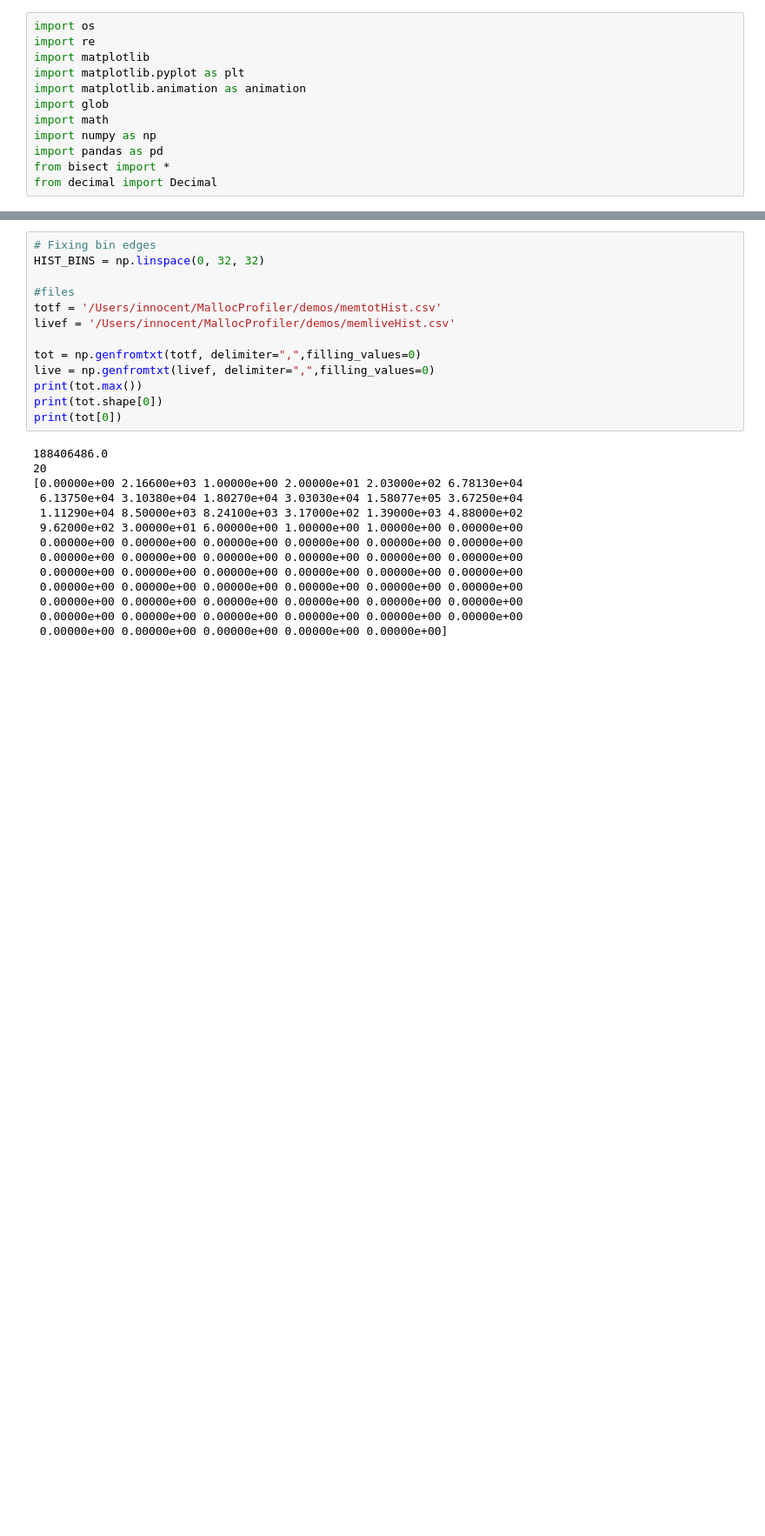
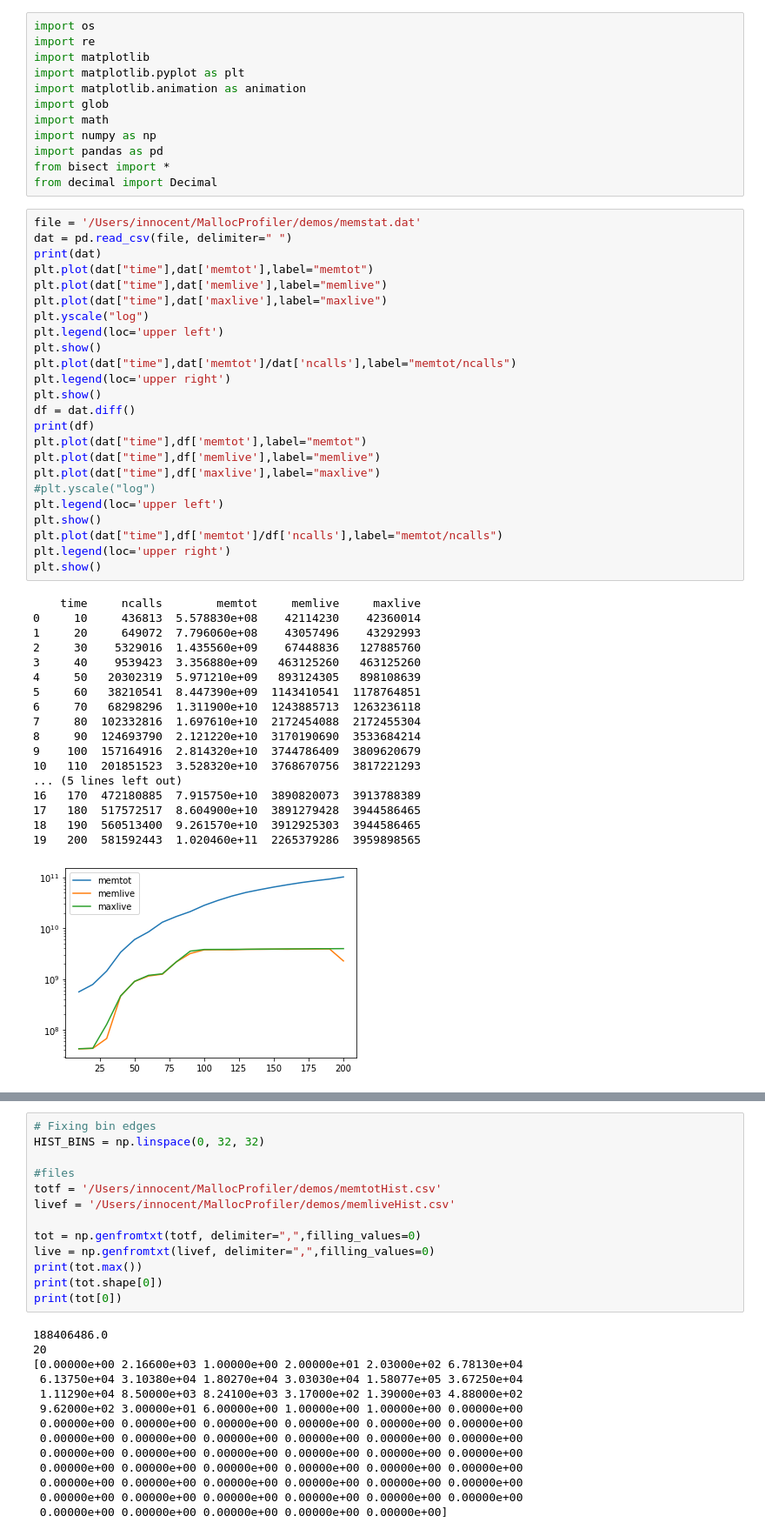
Before and after one commit to VinInn/pyTools, a Jupyter notebook: memoryAnimation.ipynb, the cells around one changed output, grey strips where cells are left out. Shown: that part at 87% size. Cells and saved outputs as stored; diff of their text form; blank space fills up the shorter version.

```diff
--- a/memoryAnimation.ipynb
+++ b/memoryAnimation.ipynb
@@ -17,3 +17,46 @@ import numpy as np
 import pandas as pd
 from bisect import *
 from decimal import Decimal
+# %%
+file = '/Users/innocent/MallocProfiler/demos/memstat.dat'
+dat = pd.read_csv(file, delimiter=" ")
+print(dat)
+plt.plot(dat["time"],dat['memtot'],label="memtot")
+plt.plot(dat["time"],dat['memlive'],label="memlive")
+plt.plot(dat["time"],dat['maxlive'],label="maxlive")
+plt.yscale("log")
+plt.legend(loc='upper left')
+plt.show()
+plt.plot(dat["time"],dat['memtot']/dat['ncalls'],label="memtot/ncalls")
+plt.legend(loc='upper right')
+plt.show()
+df = dat.diff()
+print(df)
+plt.plot(dat["time"],df['memtot'],label="memtot")
+plt.plot(dat["time"],df['memlive'],label="memlive")
+plt.plot(dat["time"],df['maxlive'],label="maxlive")
+#plt.yscale("log")
+plt.legend(loc='upper left')
+plt.show()
+plt.plot(dat["time"],df['memtot']/df['ncalls'],label="memtot/ncalls")
+plt.legend(loc='upper right')
+plt.show()
+# %% [output]
+    time     ncalls        memtot     memlive     maxlive
+0     10     436813  5.578830e+08    42114230    42360014
+1     20     649072  7.796060e+08    43057496    43292993
+2     30    5329016  1.435560e+09    67448836   127885760
+3     40    9539423  3.356880e+09   463125260   463125260
+4     50   20302319  5.971210e+09   893124305   898108639
+5     60   38210541  8.447390e+09  1143410541  1178764851
+6     70   68298296  1.311900e+10  1243885713  1263236118
+7     80  102332816  1.697610e+10  2172454088  2172455304
+8     90  124693790  2.121220e+10  3170190690  3533684214
+9    100  157164916  2.814320e+10  3744786409  3809620679
+10   110  201851523  3.528320e+10  3768670756  3817221293
+... (5 lines left out)
+16   170  472180885  7.915750e+10  3890820073  3913788389
+17   180  517572517  8.604900e+10  3891279428  3944586465
+18   190  560513400  9.261570e+10  3912925303  3944586465
+19   200  581592443  1.020460e+11  2265379286  3959898565
+[figure, added]
```
Also changed, not shown: parts of 3 cells of this notebook.
